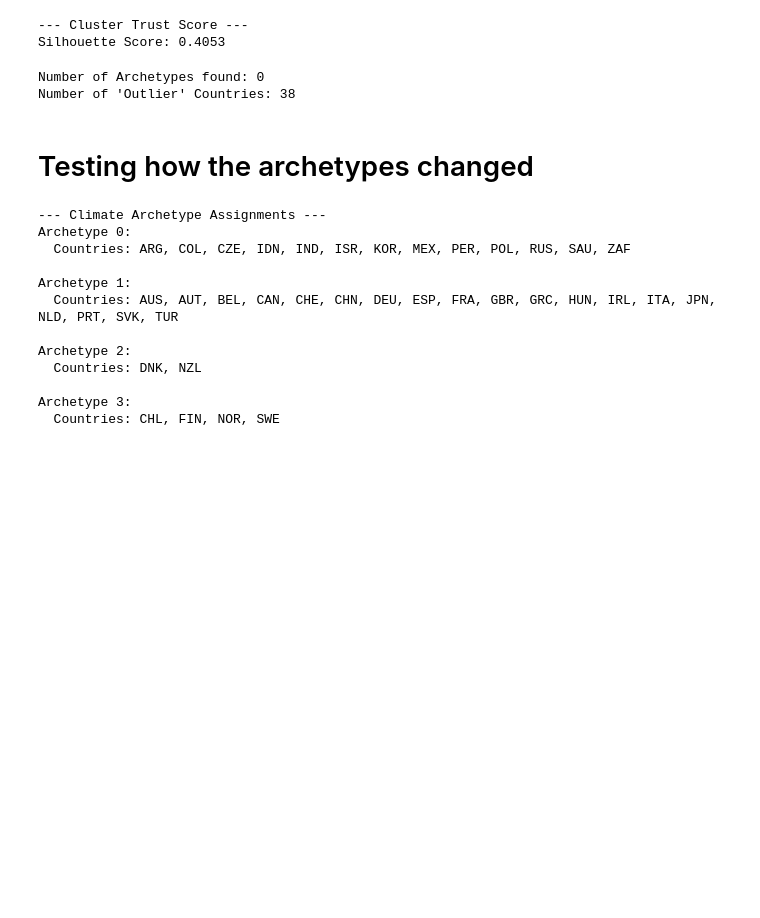
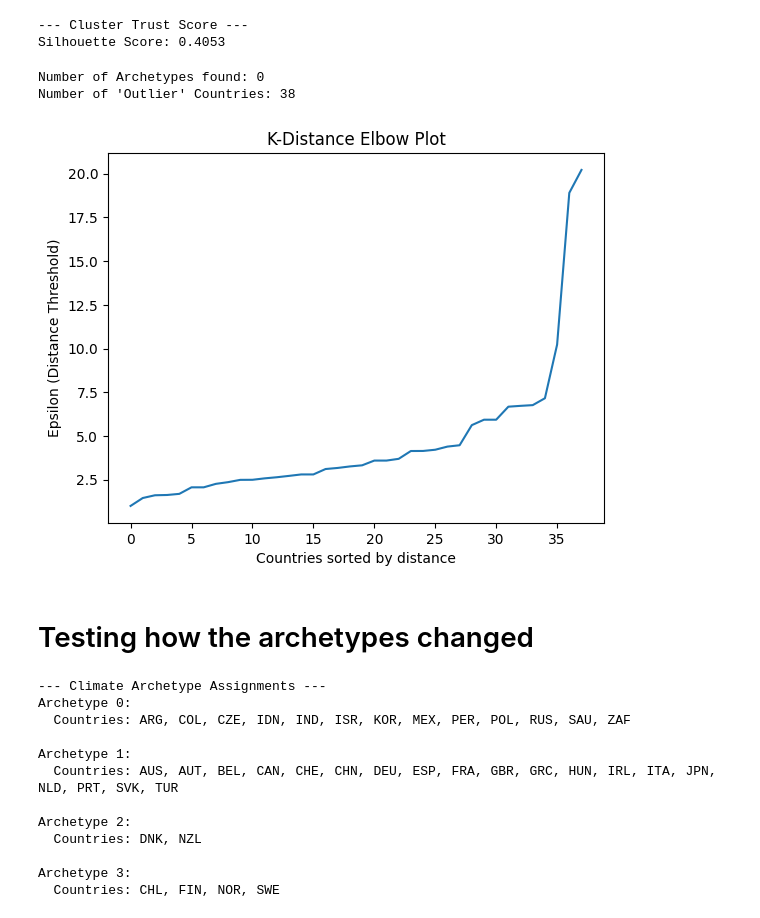
Before and after one commit to irvsam/Identifying-and-Tracking-Climate-Policy-Archetypes, a Jupyter notebook: notebooks/dimensionality-reduction.ipynb, the cells around one changed output. Saved outputs shown, nothing was run; the diff lists cells and outputs as text; code cells hidden in the pictures; blank space fills up the shorter version.

Commit message:
k distance shows why haha the min distance is at about 1 but the first significant jump only happens around 6ish

```diff
--- a/notebooks/dimensionality-reduction.ipynb
+++ b/notebooks/dimensionality-reduction.ipynb
@@ -221,6 +221,24 @@ print(f"Number of 'Outlier' Countries: {n_noise}")
 # %% [output]
 Number of Archetypes found: 0
 Number of 'Outlier' Countries: 38
+# %%
+from sklearn.neighbors import NearestNeighbors
+import numpy as np
+
+# Look at the distance to the 3rd nearest neighbor (min_samples - 1)
+neigh = NearestNeighbors(n_neighbors=3)
+nbrs = neigh.fit(X_ae_3d)
+distances, indices = nbrs.kneighbors(X_ae_3d)
+
+# Sort and plot the distances
+distances = np.sort(distances[:, 2], axis=0)
+plt.plot(distances)
+plt.title("K-Distance Elbow Plot")
+plt.ylabel("Epsilon (Distance Threshold)")
+plt.xlabel("Countries sorted by distance")
+plt.show()
+# %% [output]
+[figure, added]
 # %% [markdown]
 # Testing how the archetypes changed
 # %%
```
